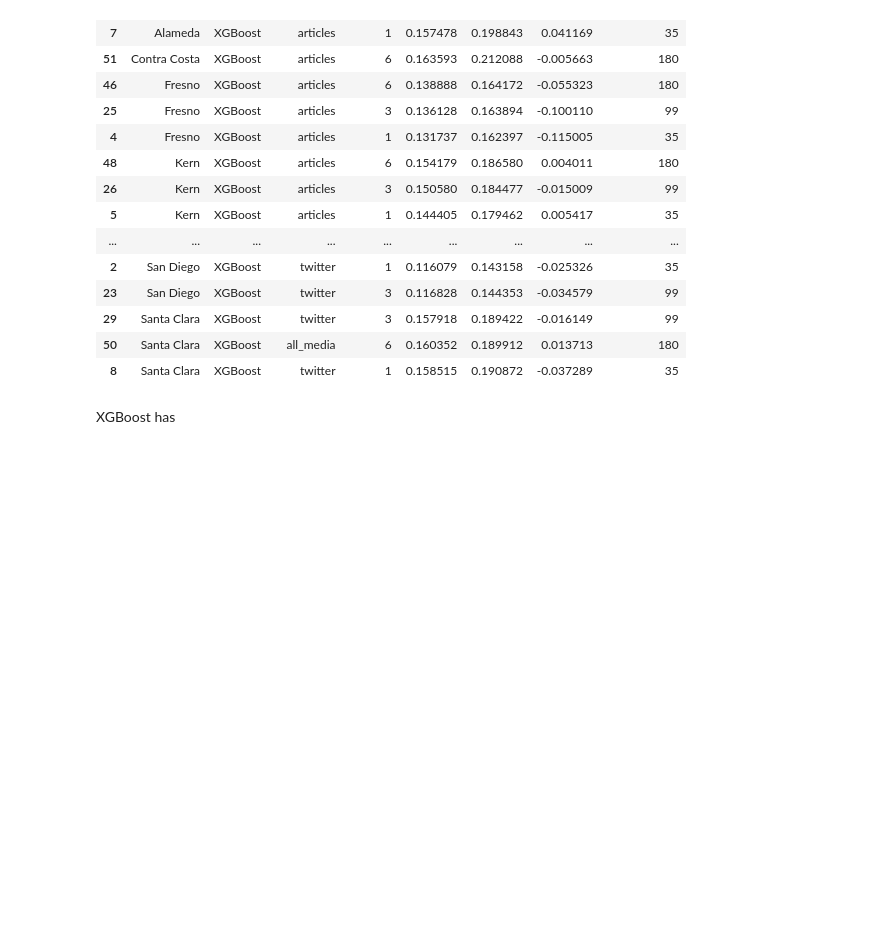
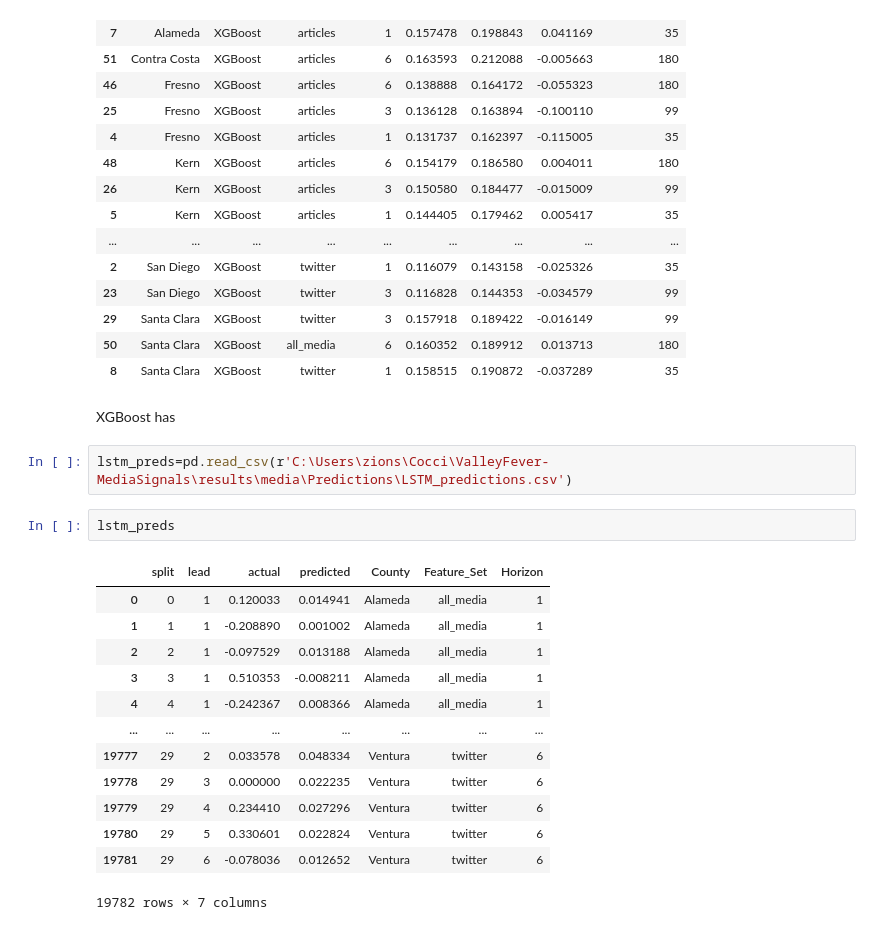
Before and after one commit to MBanuelos/ValleyFever-MediaSignals, a Jupyter notebook: notebooks/Media/Best_Models.ipynb, the cells around one changed output. Cells and saved outputs as stored; diff of their text form; blank space fills up the shorter version.

```diff
--- a/notebooks/Media/Best_Models.ipynb
+++ b/notebooks/Media/Best_Models.ipynb
@@ -398,3 +395,21 @@ top10_counties_by_horizon.sort_values(by='County')
 | 8 | Santa Clara | XGBoost | twitter | 1 | 0.158515 | 0.190872 | -0.037289 | 35 |
 # %% [markdown]
 XGBoost has
+# %%
+lstm_preds=pd.read_csv(r'C:\Users\zions\Cocci\ValleyFever-MediaSignals\results\media\Predictions\LSTM_predictions.csv')
+# %%
+lstm_preds
+# %% [output]
+|  | split | lead | actual | predicted | County | Feature_Set | Horizon |
+| 0 | 0 | 1 | 0.120033 | 0.014941 | Alameda | all_media | 1 |
+| 1 | 1 | 1 | -0.208890 | 0.001002 | Alameda | all_media | 1 |
+| 2 | 2 | 1 | -0.097529 | 0.013188 | Alameda | all_media | 1 |
+| 3 | 3 | 1 | 0.510353 | -0.008211 | Alameda | all_media | 1 |
+| 4 | 4 | 1 | -0.242367 | 0.008366 | Alameda | all_media | 1 |
+| ... | ... | ... | ... | ... | ... | ... | ... |
+| 19777 | 29 | 2 | 0.033578 | 0.048334 | Ventura | twitter | 6 |
+| 19778 | 29 | 3 | 0.000000 | 0.022235 | Ventura | twitter | 6 |
+| 19779 | 29 | 4 | 0.234410 | 0.027296 | Ventura | twitter | 6 |
+| 19780 | 29 | 5 | 0.330601 | 0.022824 | Ventura | twitter | 6 |
+| 19781 | 29 | 6 | -0.078036 | 0.012652 | Ventura | twitter | 6 |
+19782 rows × 7 columns
```
Also changed, not shown: parts of 11 cells of this notebook, 15 other files.
